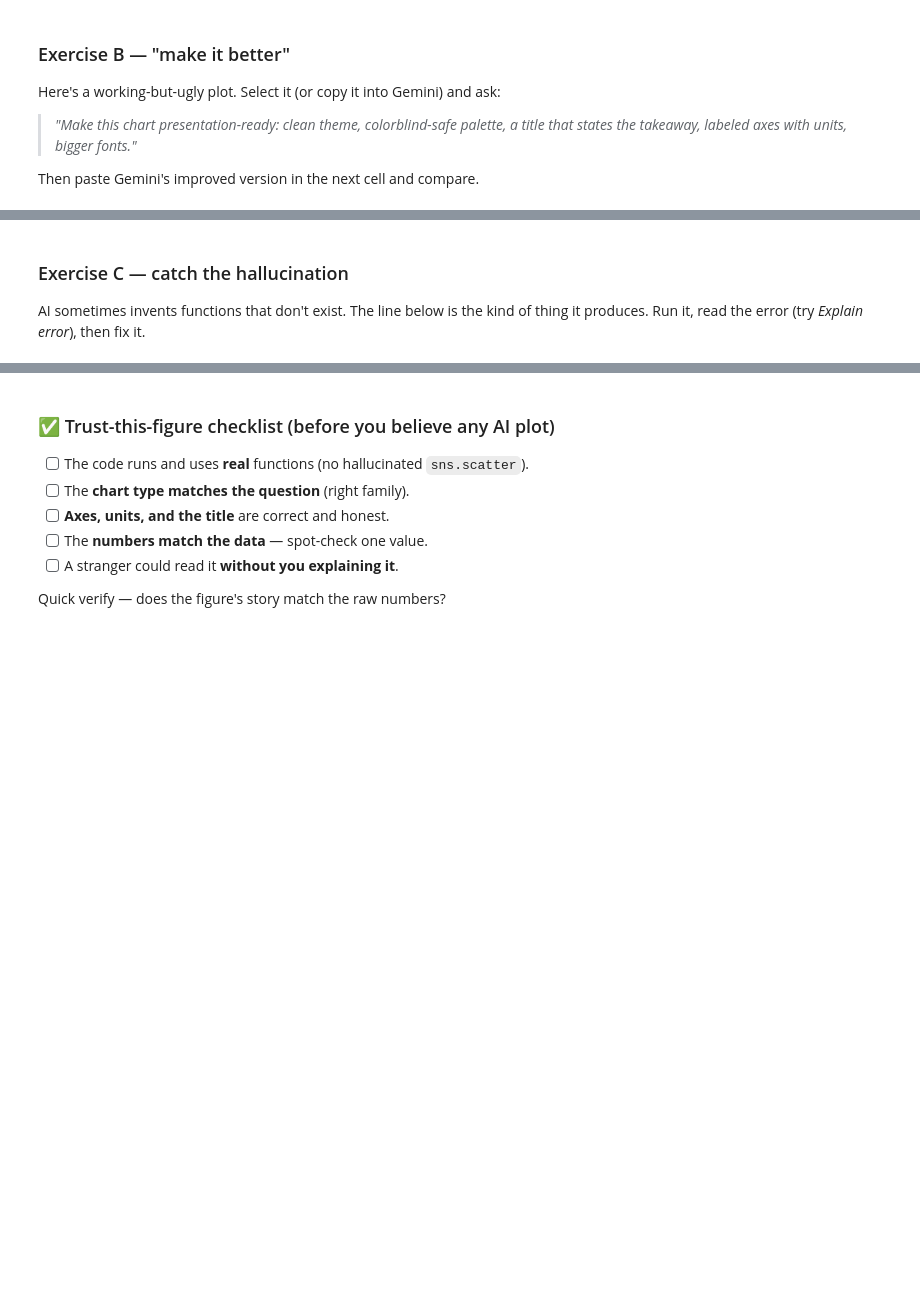
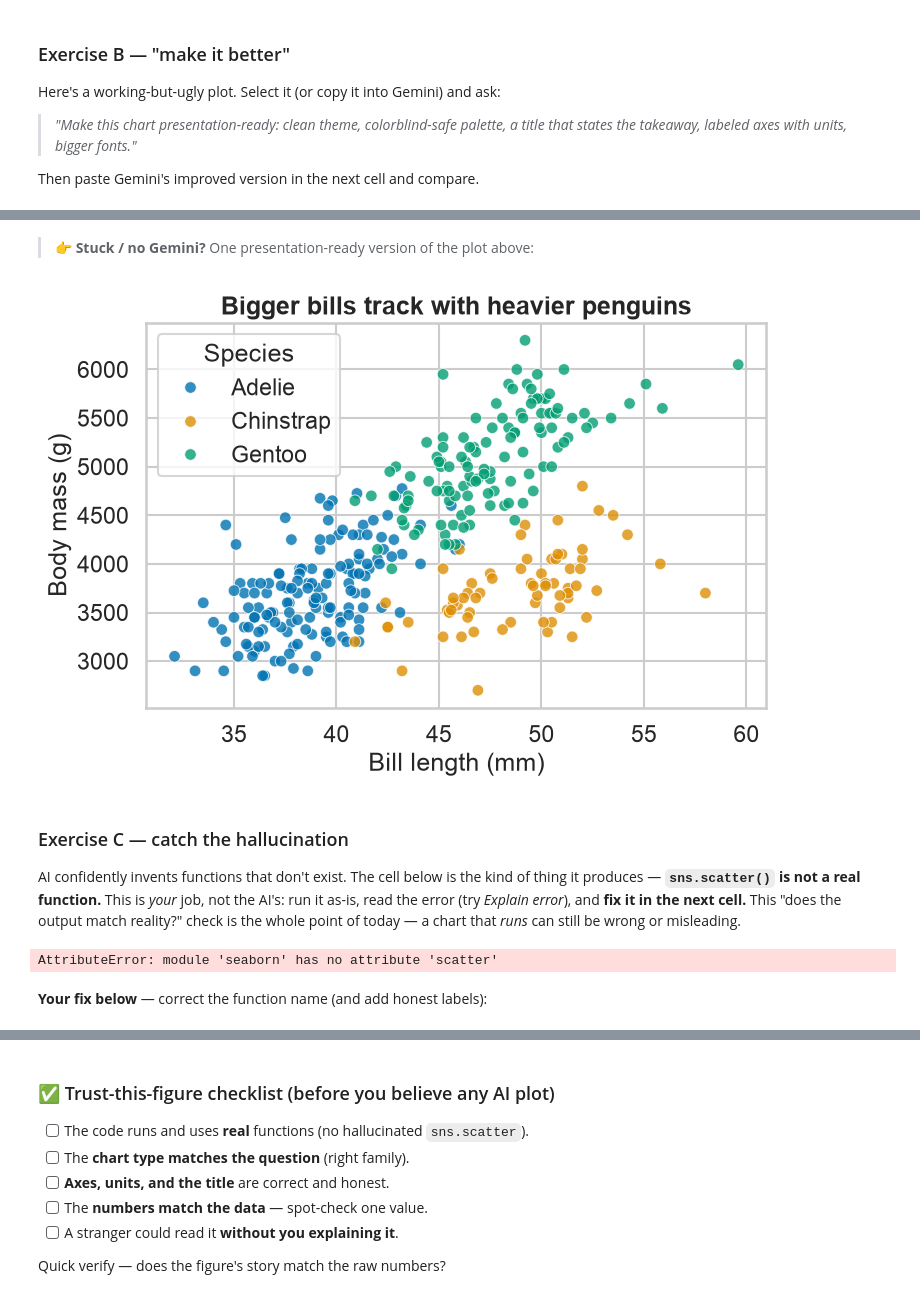
Before and after one commit to CWML/AI-for-Data-Visualization, a Jupyter notebook: ai_dataviz_2026_workshop.ipynb, the cells around one changed output, grey strips where cells are left out. Saved outputs shown, nothing was run; the diff lists cells and outputs as text; code cells hidden in the pictures; blank space fills up the shorter version.

```diff
--- a/ai_dataviz_2026_workshop.ipynb
+++ b/ai_dataviz_2026_workshop.ipynb
@@ -198,14 +280,30 @@ plt.show()
 # %%
 # AFTER — paste Gemini's improved version here:
+# %% [markdown]
+> 👉 **Stuck / no Gemini?** One presentation-ready version of the plot above:
+# %%
+fig, ax = plt.subplots(figsize=(8, 5))
+sns.scatterplot(data=penguins, x="bill_length_mm", y="body_mass_g",
+                hue="species", palette="colorblind", s=70, alpha=0.8, ax=ax)
+ax.set_title("Bigger bills track with heavier penguins", weight="bold")
+ax.set_xlabel("Bill length (mm)"); ax.set_ylabel("Body mass (g)")
+ax.legend(title="Species")
+plt.show()
+# %% [output]
+[figure, added]
 # %% [markdown]
 ### Exercise C — catch the hallucination
-AI sometimes invents functions that don't exist. The line below is the kind of
-thing it produces. Run it, read the error (try *Explain error*), then fix it.
+AI confidently invents functions that don't exist. The cell below is the kind of
+thing it produces — **`sns.scatter()` is not a real function.** This is *your*
+job, not the AI's: run it as-is, read the error (try *Explain error*), and **fix
+it in the next cell.** This "does the output match reality?" check is the whole
+point of today — a chart that *runs* can still be wrong or misleading.
 # %%
-# BROKEN ON PURPOSE — there is no sns.scatter(); it's sns.scatterplot()
-# sns.scatter(data=penguins, x="bill_length_mm", y="body_mass_g")  # uncomment to see error
-
-# Fix:
-sns.scatterplot(data=penguins, x="bill_length_mm", y="body_mass_g")
+# RUN THIS — it will error on purpose:
+sns.scatter(data=penguins, x="bill_length_mm", y="body_mass_g")
 plt.title("Bill length vs. body mass")
 plt.show()
+# %% [output]
+AttributeError: module 'seaborn' has no attribute 'scatter'
+# %% [markdown]
+**Your fix below** — correct the function name (and add honest labels):
```
Also changed, not shown: parts of 32 cells of this notebook, 2 other files.
